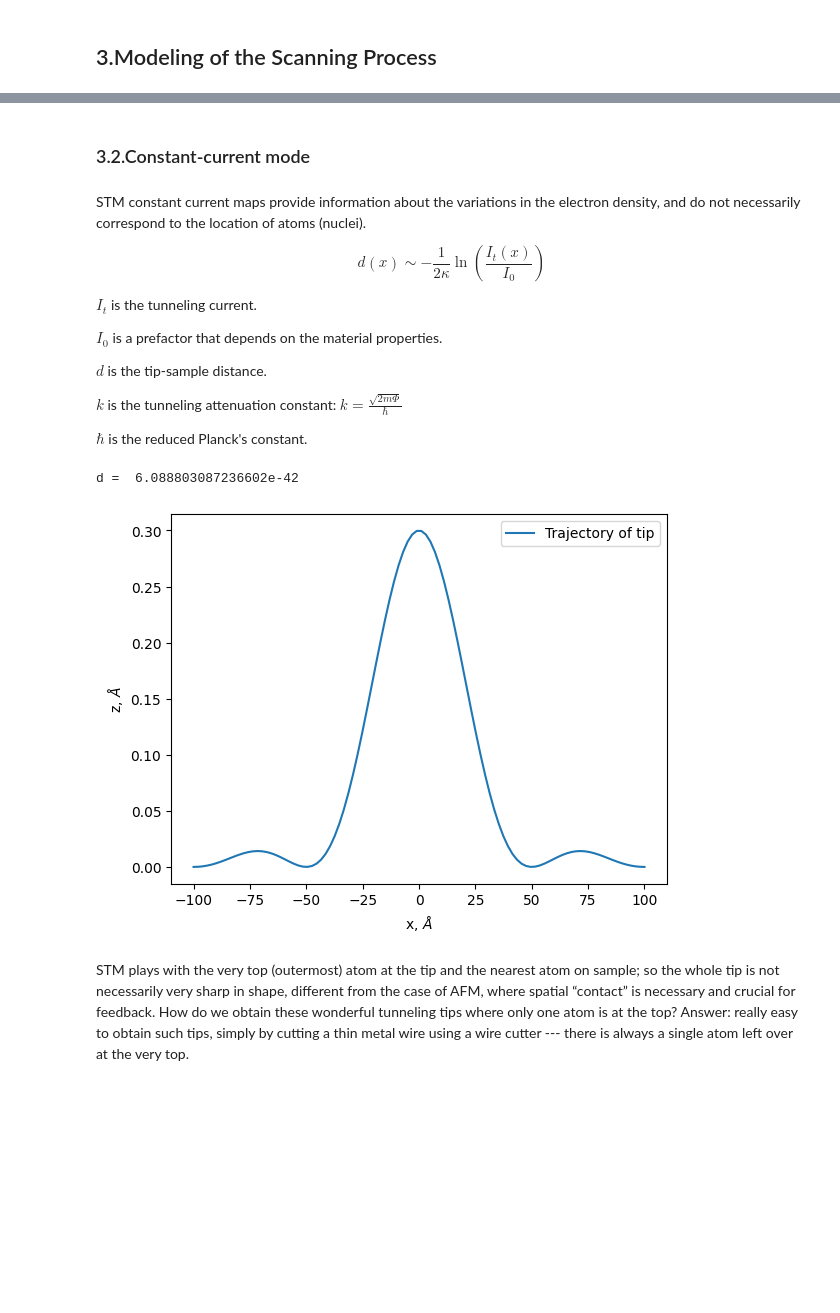
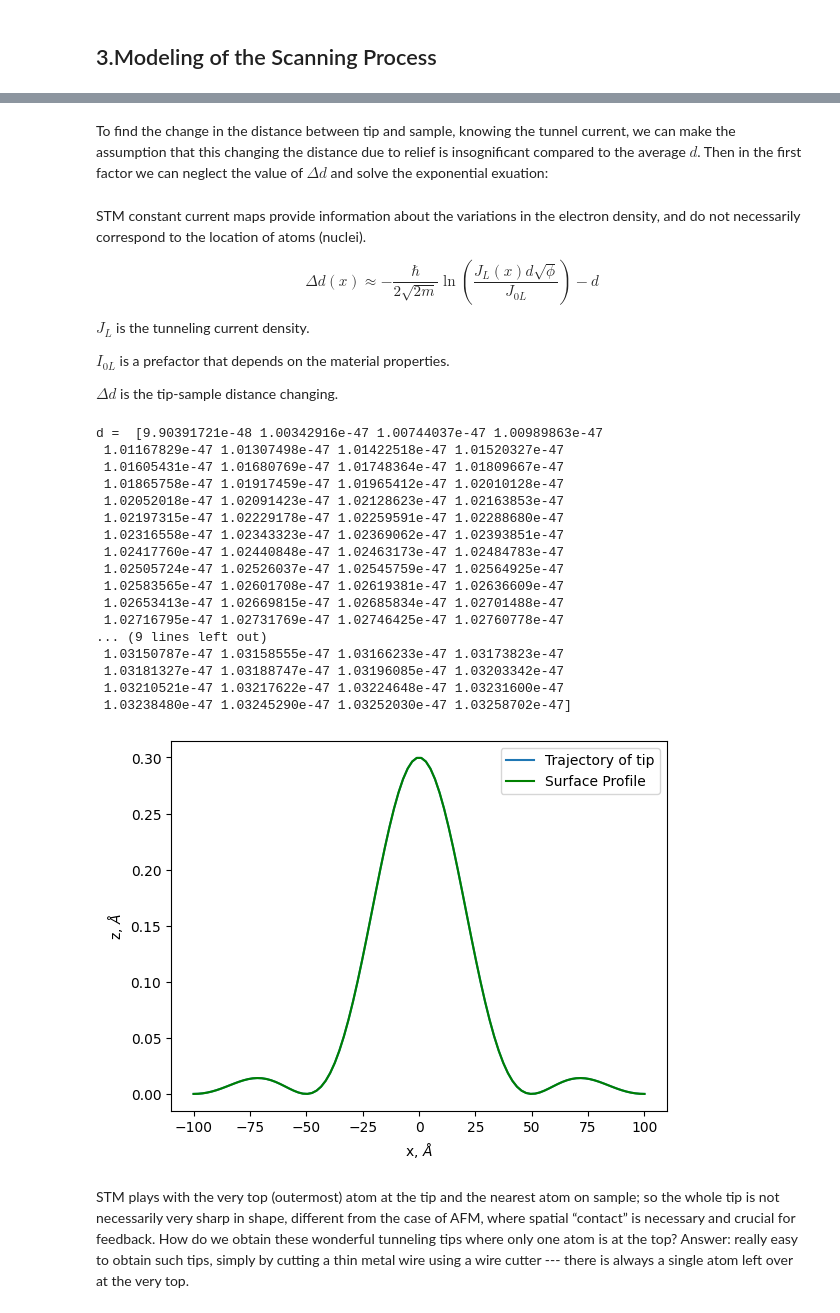
Before and after one commit to MariyaSV78/notebook_STM, a Jupyter notebook: STM/STM.ipynb, the cells around one changed output, grey strips where cells are left out. Saved outputs shown, nothing was run; the diff lists cells and outputs as text; code cells hidden in the pictures; blank space fills up the shorter version.

Commit message:
delta d

```diff
--- a/STM/STM.ipynb
+++ b/STM/STM.ipynb
@@ -676,7 +640,8 @@ $\hbar$  is the reduced Planck's constant.
 """
 e = 1.6e-19
 J0 = 7.87903797e+13   # Adjust as needed
-phi = 4.5 *e  # Work function eV
+# phi = 4.5 *e  # Work function eV
+phi = (phi_s+phi_t)/2
 V = 0.3 # Applied voltage in eV
 
 k = np.sqrt(2 * m * (phi - e*V))/hbar # is the wave vector in 1/A, if V is low.
@@ -780,22 +732,20 @@ tunnel curren density J = [1.48101589e+13 1.48144925e+13 1.48279500e+13 1.485084
 [figure]
-# %% [markdown]
-### <a id="step32">3.2.Constant-current mode</a>
+# %% [markdown]
+To find the change in the distance between tip and sample, knowing the tunnel current, we can make the assumption that this changing the distance due to relief is insognificant compared to the average $d$. Then in the first factor we can neglect the value of $\Delta d$ and solve the exponential exuation:
 # %% [markdown]
+
+
 STM constant current maps provide information about the variations in the
 electron density, and do not necessarily correspond to the location of atoms (nuclei).
 
 
-$$d(x)\sim− \frac{1}{2κ} \ln\left(\frac{I_{t}(x)}{I_0}\right) $$
+$$\Delta d(x)\approx − \frac{\hbar}{2\sqrt{2m}} \ln\left(\frac{J_{L}(x) d \sqrt{\phi}}{J_{0L}}\right) - d $$
 
-$I_{t}$ is the tunneling current.
+$J_{L}$ is the tunneling current density.
 
-$I_0$  is a prefactor that depends on the material properties.
+$I_{0L}$  is a prefactor that depends on the material properties.
 
-$d$  is the tip-sample distance.
-
-$k$  is the tunneling attenuation constant: $k = \frac{\sqrt{2m\Phi}}{\hbar}$
-
-$\hbar$  is the reduced Planck's constant.
+$\Delta d$  is the tip-sample distance changing.
 # %%
 """
     Using analitical solutions to find the coordinate a one-dimensional potential barrier :
@@ -803,42 +753,56 @@ $\hbar$  is the reduced Planck's constant.
     - dependence of the posution z of the tip ander the surface at tunneling current and distance const (Fig.1b)
 
 """
 # Constants
-I0 = 21141.6773862382 * np.sqrt(phi/2)* V * S# Constant tunneling current (I0 / z) * np.sqrt(phi/2)* V
-It = 0.1e-9 #from Fig.1
-
-k = (np.sqrt(2 * m * (phi - V))) # the tunneling attenuation constant    6.5821e-16 eV*s
+J0 = 21141.6773862382 * np.sqrt(phi/2)* V# Constant tunneling current (I0 / z) * np.sqrt(phi/2)* V
+JL = 0.1e-9 #from Fig.1
 
 width_scaling_factor = 5e-9 # m Adjust this value to widen or narrow the peak
 height_scaling_factor = 0.3e-10  # m Adjust this value to lower or raise the entire function
 
 def surface_profile(x):
     return height_scaling_factor * np.sinc(x / width_scaling_factor)**2  # Example: sine wave profile
 
 # Generate x values for the surface profile
 x_values = np.linspace(-10e-9, 10e-9, 100)
 
 # Generate tunneling current values (constant)
 z0 = surface_profile(x_values)
 
 # Generate tip-sample distance values (constant)
-d = (-(1 / 2*k) * np.log(It / I0))
+delta_d = (-(hbar / 2 * np.sqrt(2 * m)) * np.log(JL * d * np.sqrt(phi) / J0))
 z = z0 + d
-print ('d = ',21141.6773862382 * np.sqrt(phi/2)* V * S)
+print ('d = ',delta_d)
 
 
 # Plotting
 plt.plot(x_values/1e-10, z/1e-10, label='Trajectory of tip')
-# plt.plot(x_values/1e-10, z0/1e-10, label='Surface Profile', color='green')
+plt.plot(x_values/1e-10, z0/1e-10, label='Surface Profile', color='green')
 
 plt.xlabel('x, $\AA$')
 plt.ylabel('z, $\AA$')
 plt.title('')
 plt.legend()
 plt.show()
 # %% [output]
-d =  6.088803087236602e-42
+d =  [9.90391721e-48 1.00342916e-47 1.00744037e-47 1.00989863e-47
+ 1.01167829e-47 1.01307498e-47 1.01422518e-47 1.01520327e-47
+ 1.01605431e-47 1.01680769e-47 1.01748364e-47 1.01809667e-47
+ 1.01865758e-47 1.01917459e-47 1.01965412e-47 1.02010128e-47
+ 1.02052018e-47 1.02091423e-47 1.02128623e-47 1.02163853e-47
+ 1.02197315e-47 1.02229178e-47 1.02259591e-47 1.02288680e-47
+ 1.02316558e-47 1.02343323e-47 1.02369062e-47 1.02393851e-47
+ 1.02417760e-47 1.02440848e-47 1.02463173e-47 1.02484783e-47
+ 1.02505724e-47 1.02526037e-47 1.02545759e-47 1.02564925e-47
+ 1.02583565e-47 1.02601708e-47 1.02619381e-47 1.02636609e-47
+ 1.02653413e-47 1.02669815e-47 1.02685834e-47 1.02701488e-47
+ 1.02716795e-47 1.02731769e-47 1.02746425e-47 1.02760778e-47
+... (9 lines left out)
+ 1.03150787e-47 1.03158555e-47 1.03166233e-47 1.03173823e-47
+ 1.03181327e-47 1.03188747e-47 1.03196085e-47 1.03203342e-47
+ 1.03210521e-47 1.03217622e-47 1.03224648e-47 1.03231600e-47
+ 1.03238480e-47 1.03245290e-47 1.03252030e-47 1.03258702e-47]
-[figure, old version]
+[figure, new version]
 # %% [markdown]
 STM plays with the very top (outermost) atom at the tip and the
 nearest atom on sample; so the whole tip is not necessarily very sharp
```
Also changed, not shown: parts of 12 cells of this notebook.
